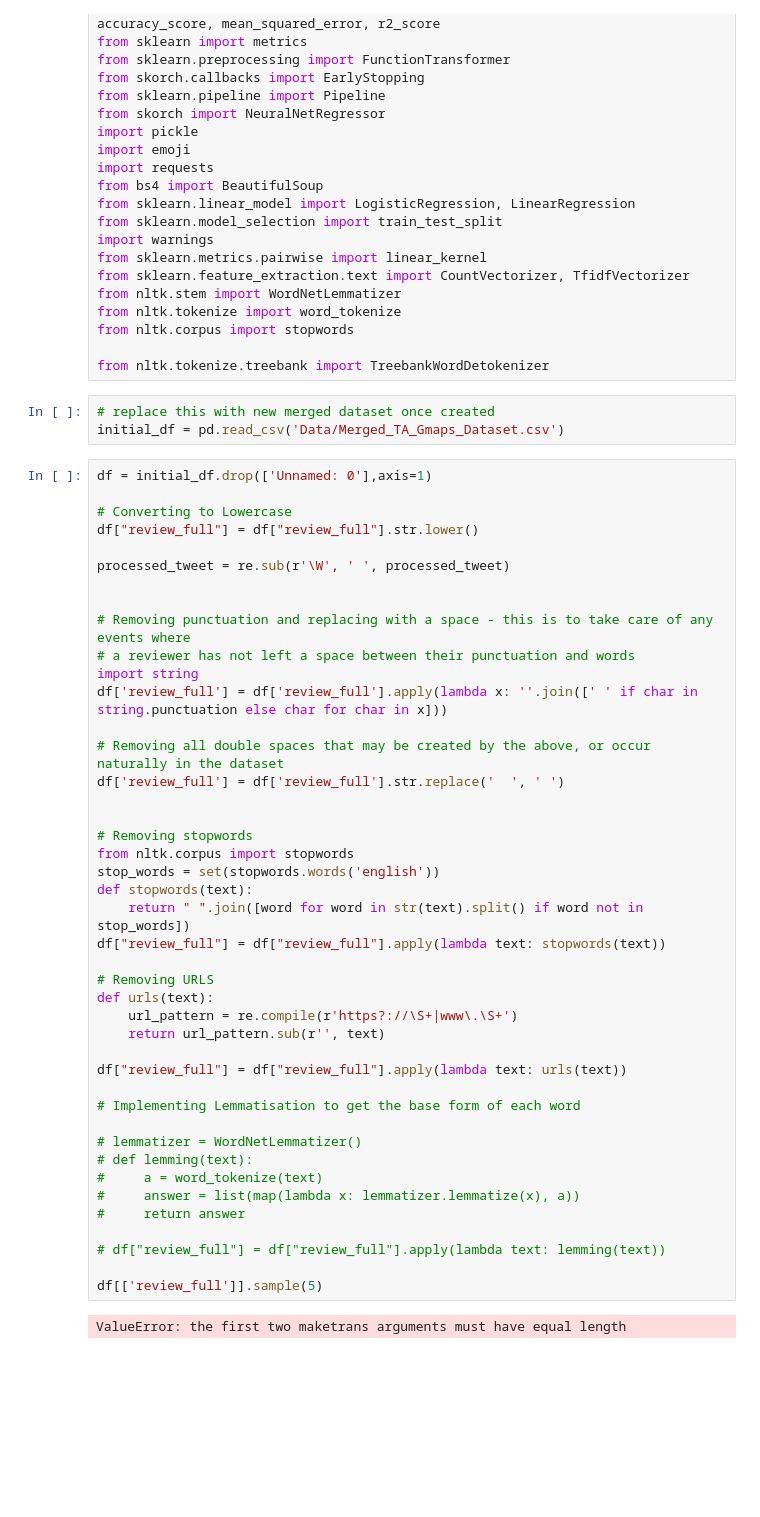
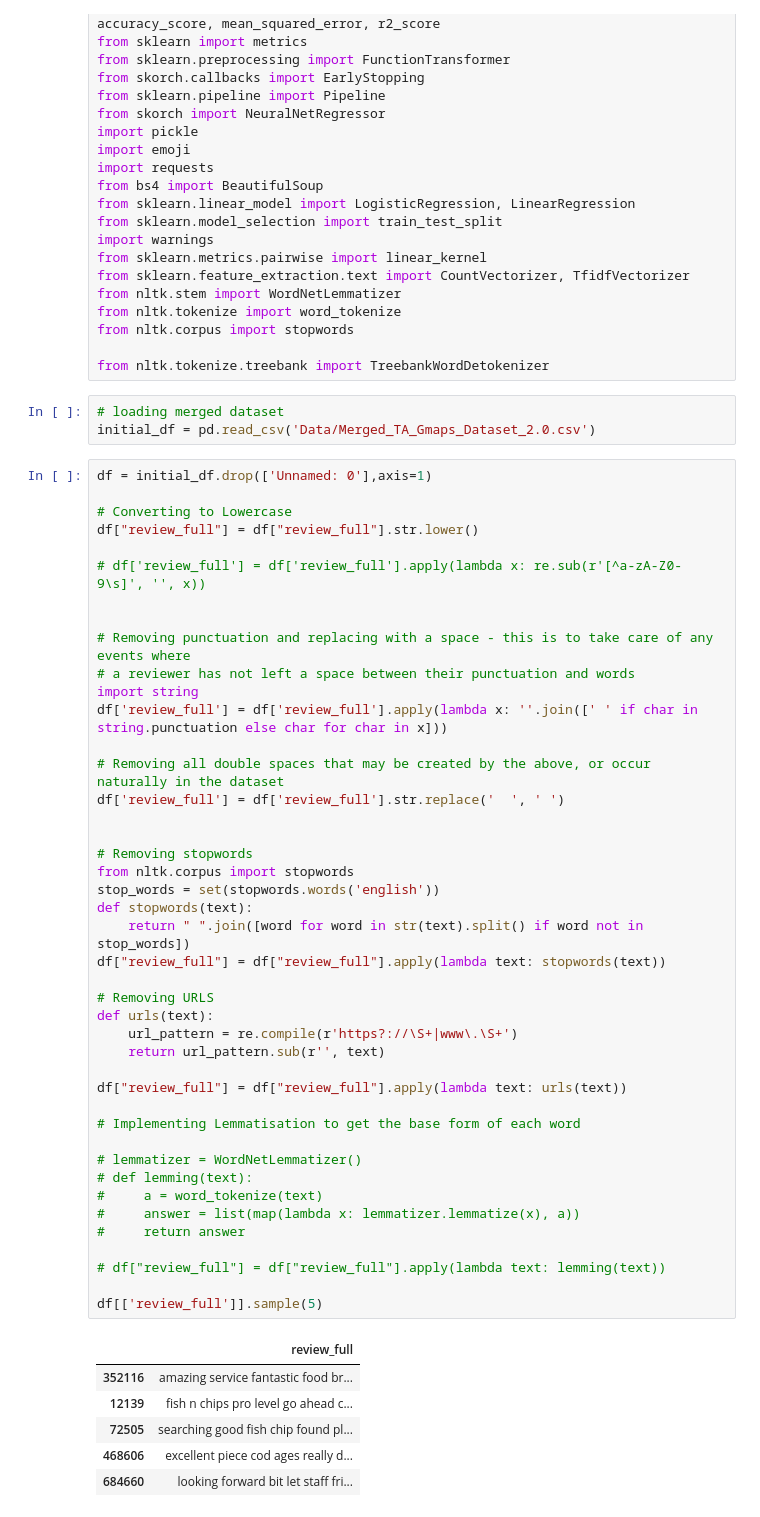
Before and after one commit to nathanindrakumar/Recommender_Food_LDN, a Jupyter notebook: Recommender_NLP.ipynb, the cells around one changed output. Saved outputs shown, nothing was run; the diff lists cells and outputs as text; blank space fills up the shorter version.

```diff
--- a/Recommender_NLP.ipynb
+++ b/Recommender_NLP.ipynb
@@ -43,15 +43,15 @@ from nltk.corpus import stopwords
 
 from nltk.tokenize.treebank import TreebankWordDetokenizer
 # %%
-# replace this with new merged dataset once created
-initial_df = pd.read_csv('Data/Merged_TA_Gmaps_Dataset.csv')
+# loading merged dataset
+initial_df = pd.read_csv('Data/Merged_TA_Gmaps_Dataset_2.0.csv')
 # %%
 df = initial_df.drop(['Unnamed: 0'],axis=1)
 
 # Converting to Lowercase
 df["review_full"] = df["review_full"].str.lower()
 
-processed_tweet = re.sub(r'\W', ' ', processed_tweet)
+# df['review_full'] = df['review_full'].apply(lambda x: re.sub(r'[^a-zA-Z0-9\s]', '', x))
 
 
 # Removing punctuation and replacing with a space - this is to take care of any events where
@@ -62,31 +62,36 @@ df['review_full'] = df['review_full'].apply(lambda x: ''.join([' ' if char in st
 # Removing all double spaces that may be created by the above, or occur naturally in the dataset
 df['review_full'] = df['review_full'].str.replace('  ', ' ')
 
 
 # Removing stopwords
 from nltk.corpus import stopwords
 stop_words = set(stopwords.words('english'))
 def stopwords(text):
     return " ".join([word for word in str(text).split() if word not in stop_words])
 df["review_full"] = df["review_full"].apply(lambda text: stopwords(text))
 
 # Removing URLS
 def urls(text):
     url_pattern = re.compile(r'https?://\S+|www\.\S+')
     return url_pattern.sub(r'', text)
 
 df["review_full"] = df["review_full"].apply(lambda text: urls(text))
 
 # Implementing Lemmatisation to get the base form of each word
 
 # lemmatizer = WordNetLemmatizer()
 # def lemming(text):
 #     a = word_tokenize(text)
 #     answer = list(map(lambda x: lemmatizer.lemmatize(x), a))
 #     return answer
 
 # df["review_full"] = df["review_full"].apply(lambda text: lemming(text))
 
 df[['review_full']].sample(5)
 # %% [output]
-ValueError: the first two maketrans arguments must have equal length
+|  | review_full |
+| 352116 | amazing service fantastic food br... |
+| 12139 | fish n chips pro level go ahead c... |
+| 72505 | searching good fish chip found pl... |
+| 468606 | excellent piece cod ages really d... |
+| 684660 | looking forward bit let staff fri... |
```
Also changed, not shown: parts of 7 cells of this notebook, 2 other files.
